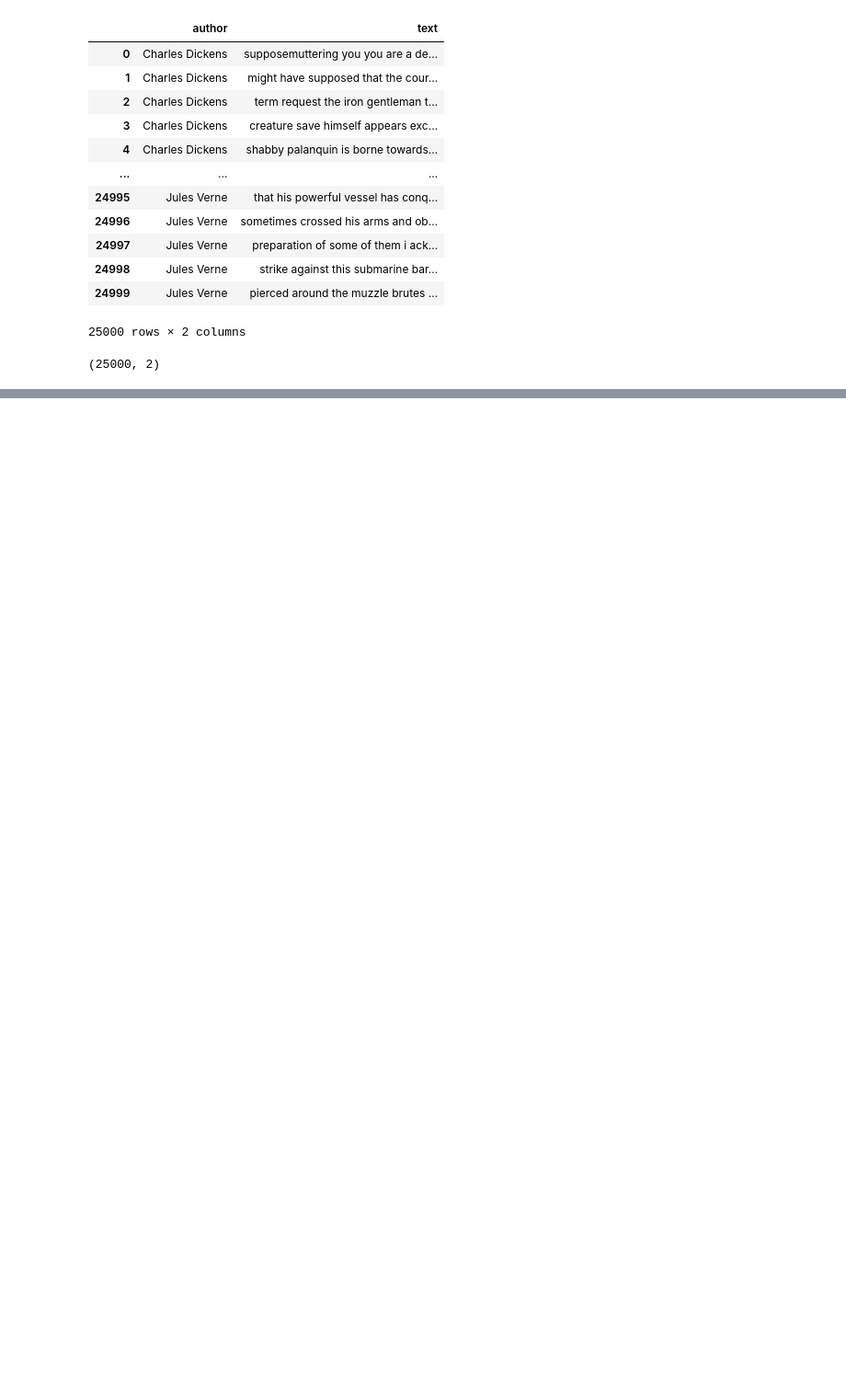
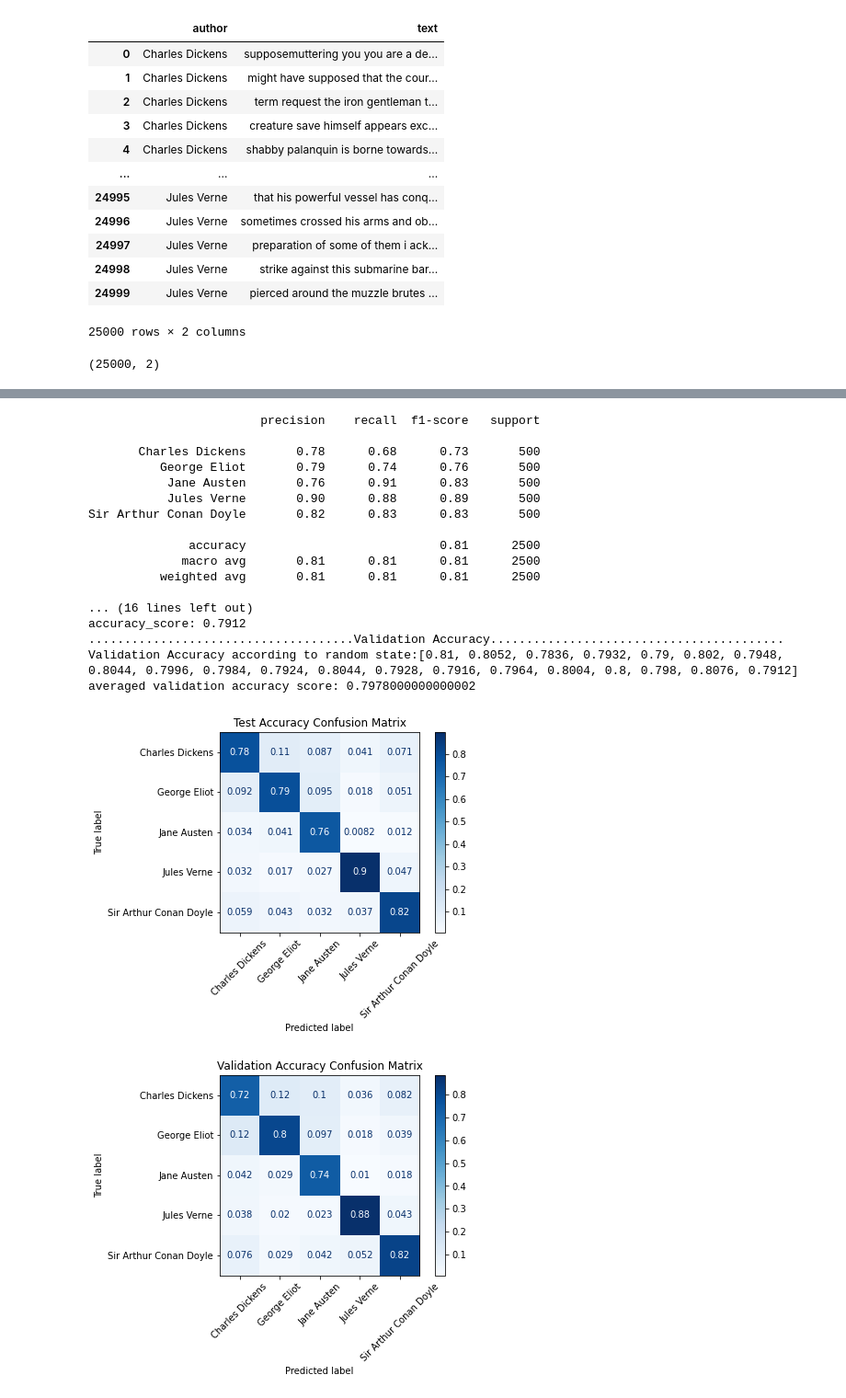
Before and after one commit to ModithaSubasinghe/Natural-Language-Processing-Authorship-Identification, a Jupyter notebook: Classical Models/Linear Regression Model.ipynb, the cells around one changed output, grey strips where cells are left out. Shown at 92% size. Cells and saved outputs as stored; diff of their text form; code cells hidden in the pictures; blank space fills up the shorter version.

```diff
--- a/Classical Models/Linear Regression Model.ipynb
+++ b/Classical Models/Linear Regression Model.ipynb
@@ -143,0 +112,24 @@ averaged test accuracy score: 0.77735
+# %%
+NB = MultinomialNB(alpha=0.1)
+
+clasification(NB)
+# %% [output]
+                        precision    recall  f1-score   support
+
+       Charles Dickens       0.78      0.68      0.73       500
+          George Eliot       0.79      0.74      0.76       500
+           Jane Austen       0.76      0.91      0.83       500
+           Jules Verne       0.90      0.88      0.89       500
+Sir Arthur Conan Doyle       0.82      0.83      0.83       500
+
+              accuracy                           0.81      2500
+             macro avg       0.81      0.81      0.81      2500
+          weighted avg       0.81      0.81      0.81      2500
+
+... (16 lines left out)
+accuracy_score: 0.7912
+.....................................Validation Accuracy.........................................
+Validation Accuracy according to random state:[0.81, 0.8052, 0.7836, 0.7932, 0.79, 0.802, 0.7948, 0.8044, 0.7996, 0.7984, 0.7924, 0.8044, 0.7928, 0.7916, 0.7964, 0.8004, 0.8, 0.798, 0.8076, 0.7912]
+averaged validation accuracy score: 0.7978000000000002
+[figure, added]
+[figure, added]
```
Also changed, not shown: parts of 20 cells of this notebook.
